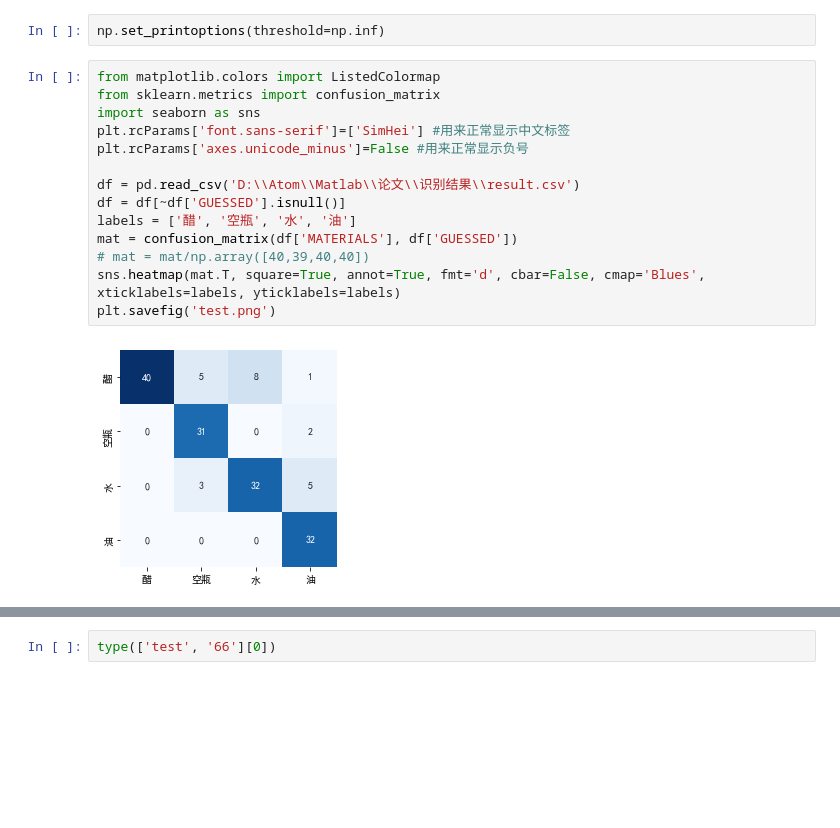
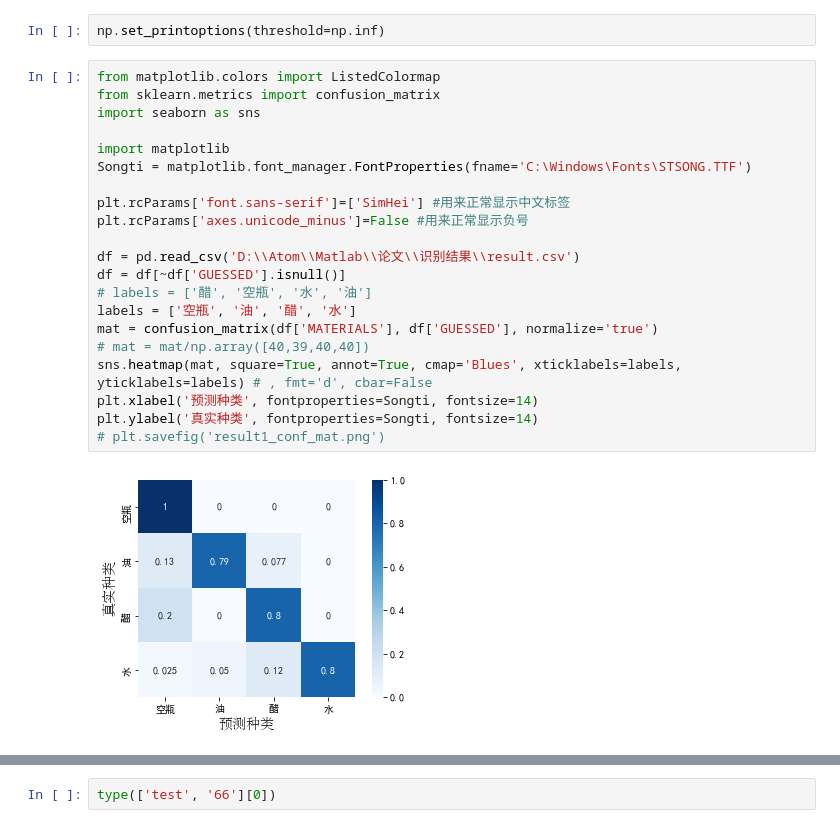
Before and after one commit to Jennifer331/Scripts, a Jupyter notebook: python/jupter/实验分析/eval_识别结果.ipynb, the cells around one changed output, grey strips where cells are left out. Cells and saved outputs as stored; diff of their text form; blank space fills up the shorter version.

```diff
--- a/python/jupter/实验分析/eval_识别结果.ipynb
+++ b/python/jupter/实验分析/eval_识别结果.ipynb
@@ -128,16 +128,23 @@ np.set_printoptions(threshold=np.inf)
 # %%
 from matplotlib.colors import ListedColormap
 from sklearn.metrics import confusion_matrix
 import seaborn as sns
+
+import matplotlib
+Songti = matplotlib.font_manager.FontProperties(fname='C:\Windows\Fonts\STSONG.TTF')
+
 plt.rcParams['font.sans-serif']=['SimHei'] #用来正常显示中文标签
 plt.rcParams['axes.unicode_minus']=False #用来正常显示负号
 
 df = pd.read_csv('D:\\Atom\\Matlab\\论文\\识别结果\\result.csv')
 df = df[~df['GUESSED'].isnull()]
-labels = ['醋', '空瓶', '水', '油']
-mat = confusion_matrix(df['MATERIALS'], df['GUESSED'])
+# labels = ['醋', '空瓶', '水', '油']
+labels = ['空瓶', '油', '醋', '水']
+mat = confusion_matrix(df['MATERIALS'], df['GUESSED'], normalize='true')
 # mat = mat/np.array([40,39,40,40])
-sns.heatmap(mat.T, square=True, annot=True, fmt='d', cbar=False, cmap='Blues', xticklabels=labels, yticklabels=labels)
-plt.savefig('test.png')
+sns.heatmap(mat, square=True, annot=True, cmap='Blues', xticklabels=labels, yticklabels=labels) # , fmt='d', cbar=False
+plt.xlabel('预测种类', fontproperties=Songti, fontsize=14)
+plt.ylabel('真实种类', fontproperties=Songti, fontsize=14)
+# plt.savefig('result1_conf_mat.png')
 # %% [output]
-[figure, old version]
+[figure, new version]
```
Also changed, not shown: parts of 6 cells of this notebook, 14 other files.
